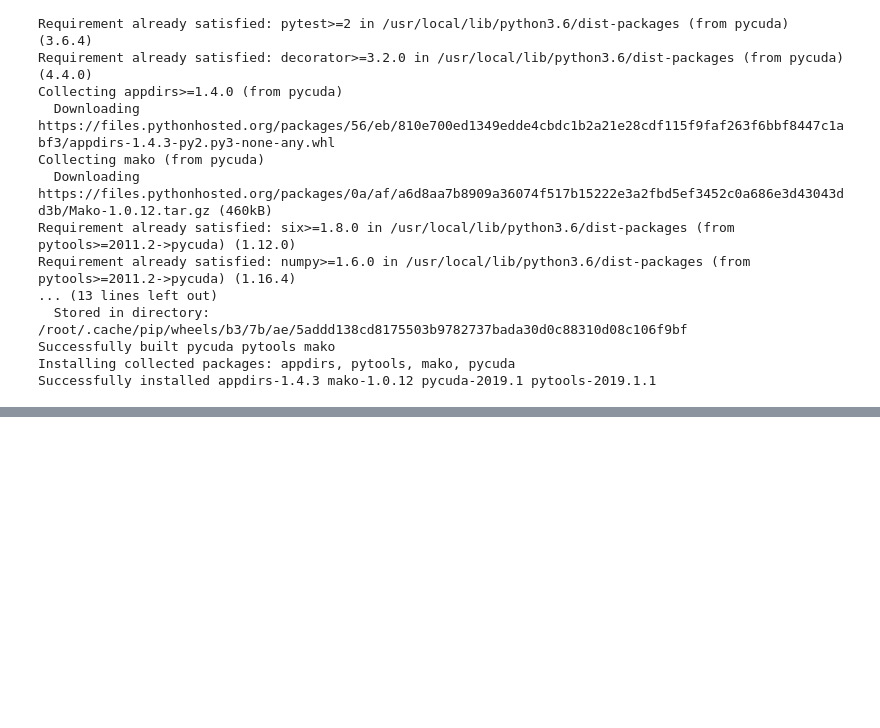
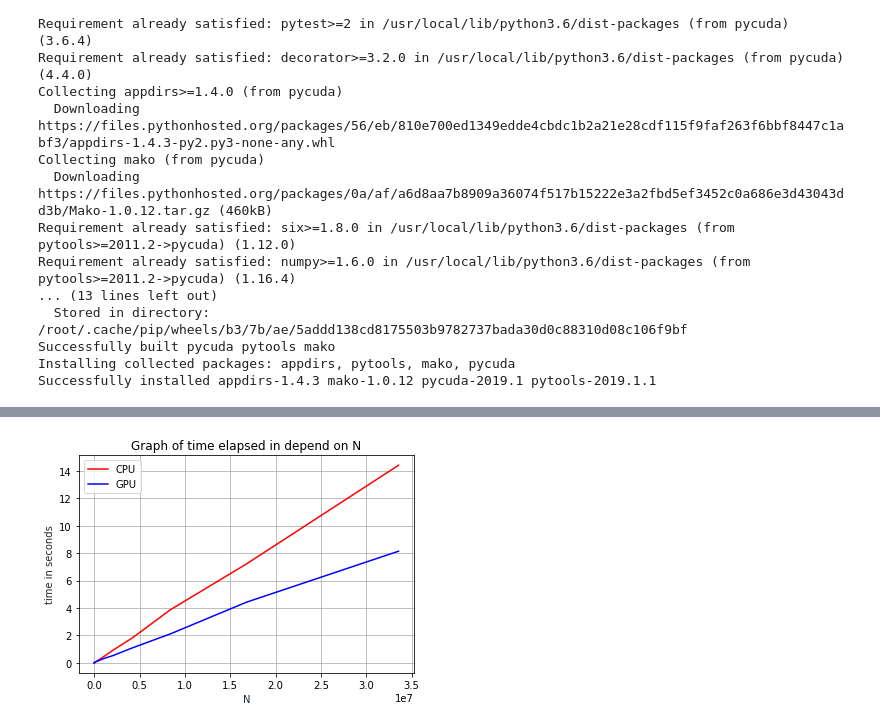
Before and after one commit to MaxVortman/gpu_hometask, a Jupyter notebook: Integration.ipynb, the cells around one changed output, grey strips where cells are left out. Drawn from its saved outputs; the diff is of its cells as text; code cells hidden in the pictures; blank space fills up the shorter version.

```diff
--- a/Integration.ipynb
+++ b/Integration.ipynb
@@ -186,0 +195,40 @@ plot(lambda x: rectangles_midle(f, -100, 100, x), lambda x: rectangles_GPU_midle
+# %%
+def trapeze_GPU(a, b, N):
+  h = np.float32((b - a) /  (N - 1))
+  arr = np.empty(N)
+  arr = arr.astype(np.float32)
+  arr_gpu = cuda.mem_alloc(arr.nbytes)
+  cuda.memcpy_htod(arr_gpu, arr)
+
+  mod = SourceModule("""
+    __device__ float f(float x)
+    {
+      return tanh(x);
+    }
+
+    __global__ void trapeze(float *arr, float h, float a, int N, int count)
+    {
+      int k = threadIdx.x;
+      for(int i = 0; i < count; ++i)
+      {
+        int idx = k + i * 1024;
+        float x_k = a + h * idx;
+        arr[idx] = f(x_k);
+        if(idx > 0 && idx < N - 1)
+          arr[idx] *= 2;
+      }
+    }
+    """)
+  func = mod.get_function("trapeze")
+  count = N // 1024
+  count = np.int32(count if count != 0 else 1)
+  a = np.float32(a)
+  N_arg = np.int32(N)
+  func(arr_gpu, h, a, N_arg, count, block=(1024 if N > 1024 else N,1,1))
+  arr_res = np.empty_like(arr)
+  cuda.memcpy_dtoh(arr_res, arr_gpu)
+  return h / 2 * sum(arr_res)
+# %%
+def trapeze(f, a, b, N):
+  h = (b - a) / (N - 1)
+  return h / 2 * (sum(list(map(lambda k: 2 * f(a + h * k), range(1, N - 1)))) + f(a) + f(b))
@@ -186,0 +243,4 @@ plot(lambda x: rectangles_midle(f, -100, 100, x), lambda x: rectangles_GPU_midle
+# %%
+plot(lambda x: trapeze(f, -100, 100, x), lambda x: trapeze_GPU(-100, 100, x))
+# %% [output]
+[figure, added]
```
Also changed, not shown: parts of 9 cells of this notebook.
